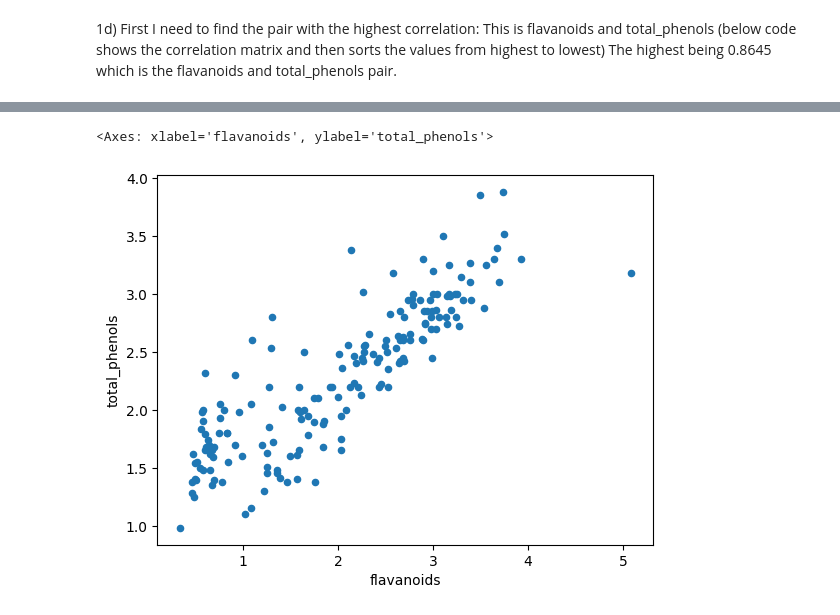
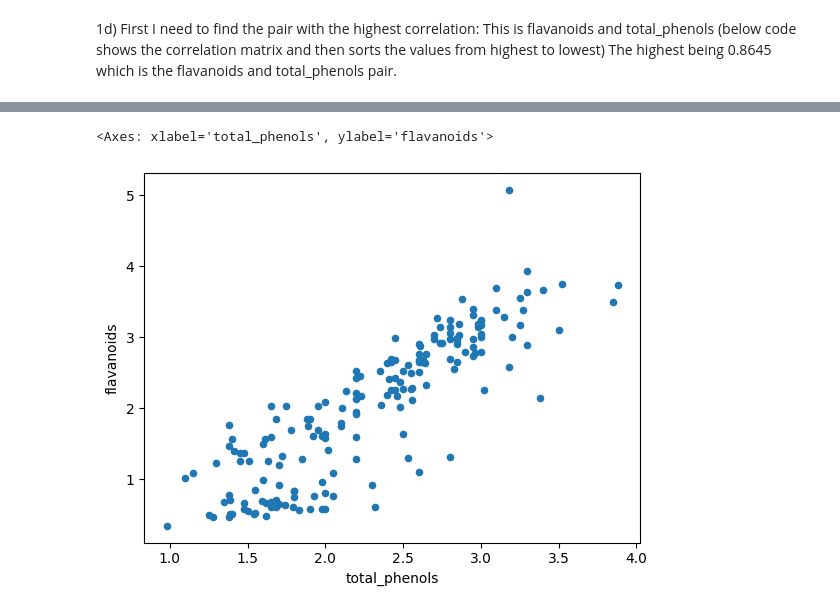
Before and after one commit to AxterDoesCode/DataMining, a Jupyter notebook: Assignment1.ipynb, the cells around one changed output, grey strips where cells are left out. Saved outputs shown, nothing was run; the diff lists cells and outputs as text; code cells hidden in the pictures.

```diff
--- a/Assignment1.ipynb
+++ b/Assignment1.ipynb
@@ -83,4 +91,4 @@ df.groupby('target').median()
 # %% [markdown]
 1d) First I need to find the pair with the highest correlation: This is flavanoids and total_phenols (below code shows the correlation matrix and then sorts the values from highest to lowest) The highest being 0.8645 which is the flavanoids and total_phenols pair.
 # %%
-df.drop('target', axis = 1).corr()
+matrix = df.drop('target', axis = 1).corr()
@@ -118,5 +95,7 @@ Length: 169, dtype: float64
+# %%
+max_corr = matrix.mask(matrix==1).stack().sort_values(ascending=False).idxmax()
 # %%
-df.plot(x = 'flavanoids', y = 'total_phenols', kind = 'scatter')
+df.plot(x = max_corr[0], y = max_corr[1], kind = 'scatter')
 # %% [output]
-<Axes: xlabel='flavanoids', ylabel='total_phenols'>
+<Axes: xlabel='total_phenols', ylabel='flavanoids'>
-[figure, old version]
+[figure, new version]
```
Also changed, not shown: parts of 4 cells of this notebook.
